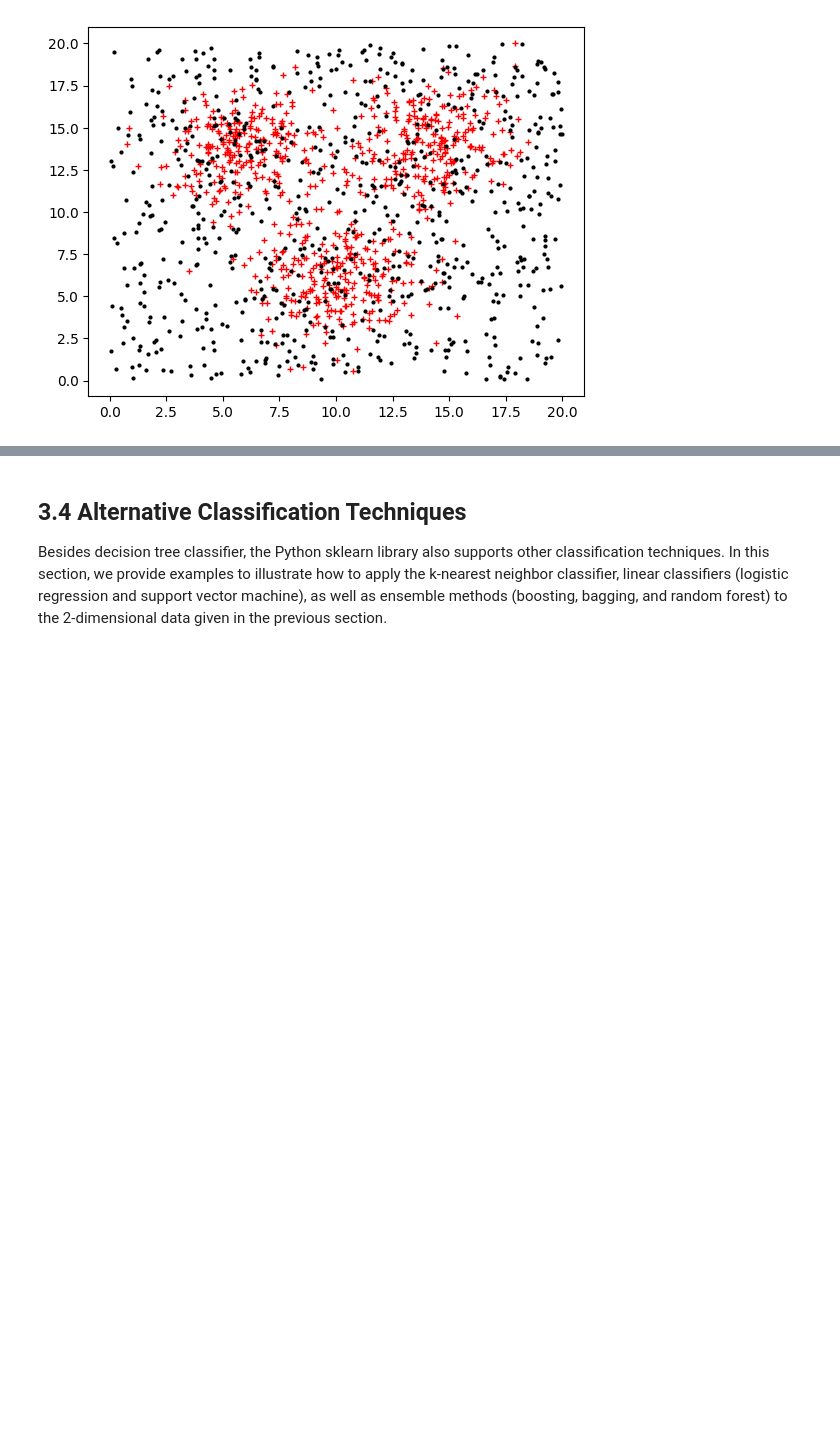
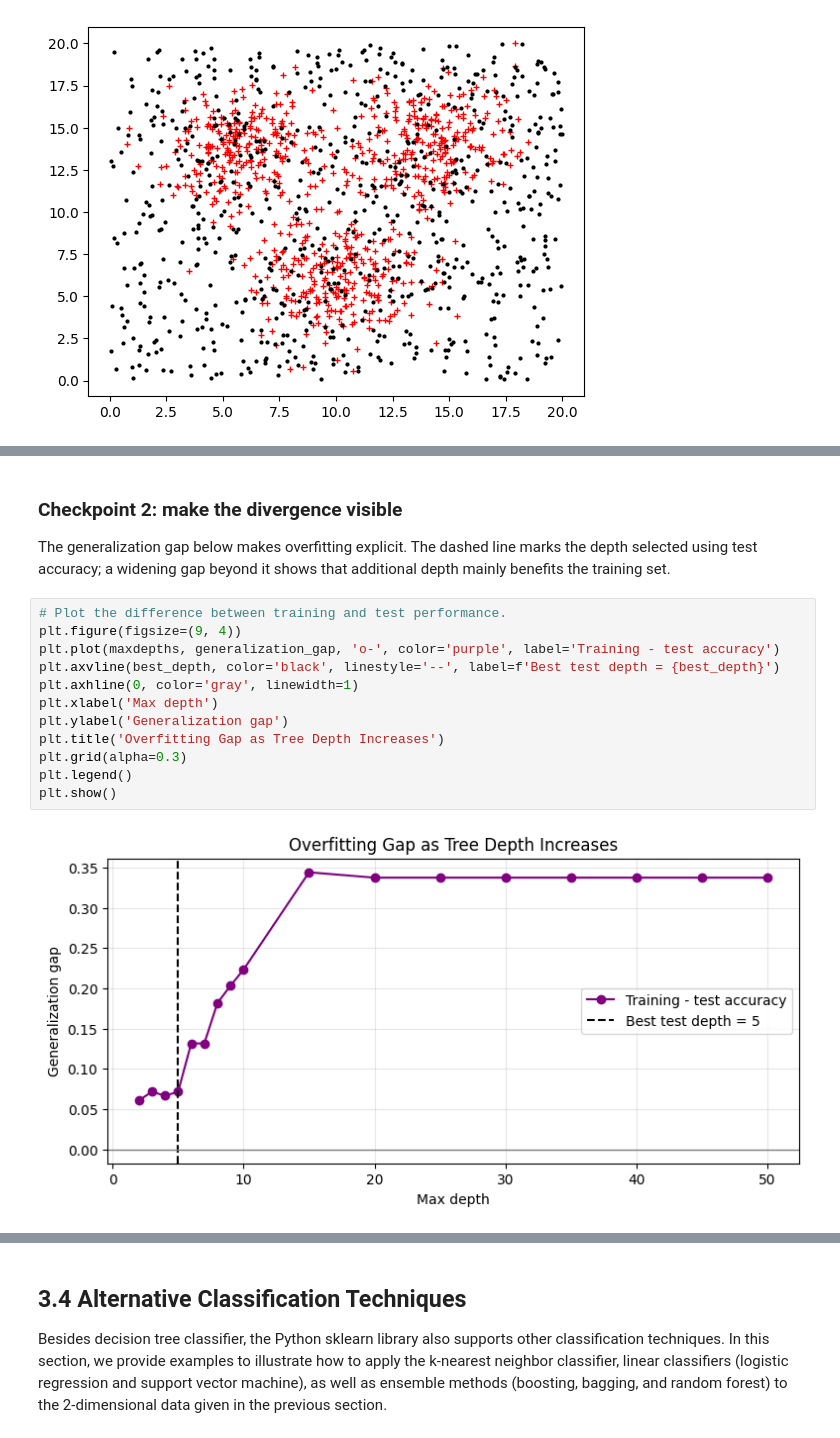
Before and after one commit to maurofama99/data-mining-course, a Jupyter notebook: exercises/solutions/classification.ipynb, the cells around one changed output, grey strips where cells are left out. Saved outputs shown, nothing was run; the diff lists cells and outputs as text; blank space fills up the shorter version.

```diff
--- a/exercises/solutions/classification.ipynb
+++ b/exercises/solutions/classification.ipynb
@@ -223,0 +264,18 @@ The plot above shows that training accuracy will continue to improve as the maxi
+# %% [markdown]
+### Checkpoint 2: make the divergence visible
+
+The generalization gap below makes overfitting explicit. The dashed line marks the depth selected using test accuracy; a widening gap beyond it shows that additional depth mainly benefits the training set.
+# %%
+# Plot the difference between training and test performance.
+plt.figure(figsize=(9, 4))
+plt.plot(maxdepths, generalization_gap, 'o-', color='purple', label='Training - test accuracy')
+plt.axvline(best_depth, color='black', linestyle='--', label=f'Best test depth = {best_depth}')
+plt.axhline(0, color='gray', linewidth=1)
+plt.xlabel('Max depth')
+plt.ylabel('Generalization gap')
+plt.title('Overfitting Gap as Tree Depth Increases')
+plt.grid(alpha=0.3)
+plt.legend()
+plt.show()
+# %% [output]
+[figure, added]
```
Also changed, not shown: parts of 27 cells of this notebook, 2 other files.
